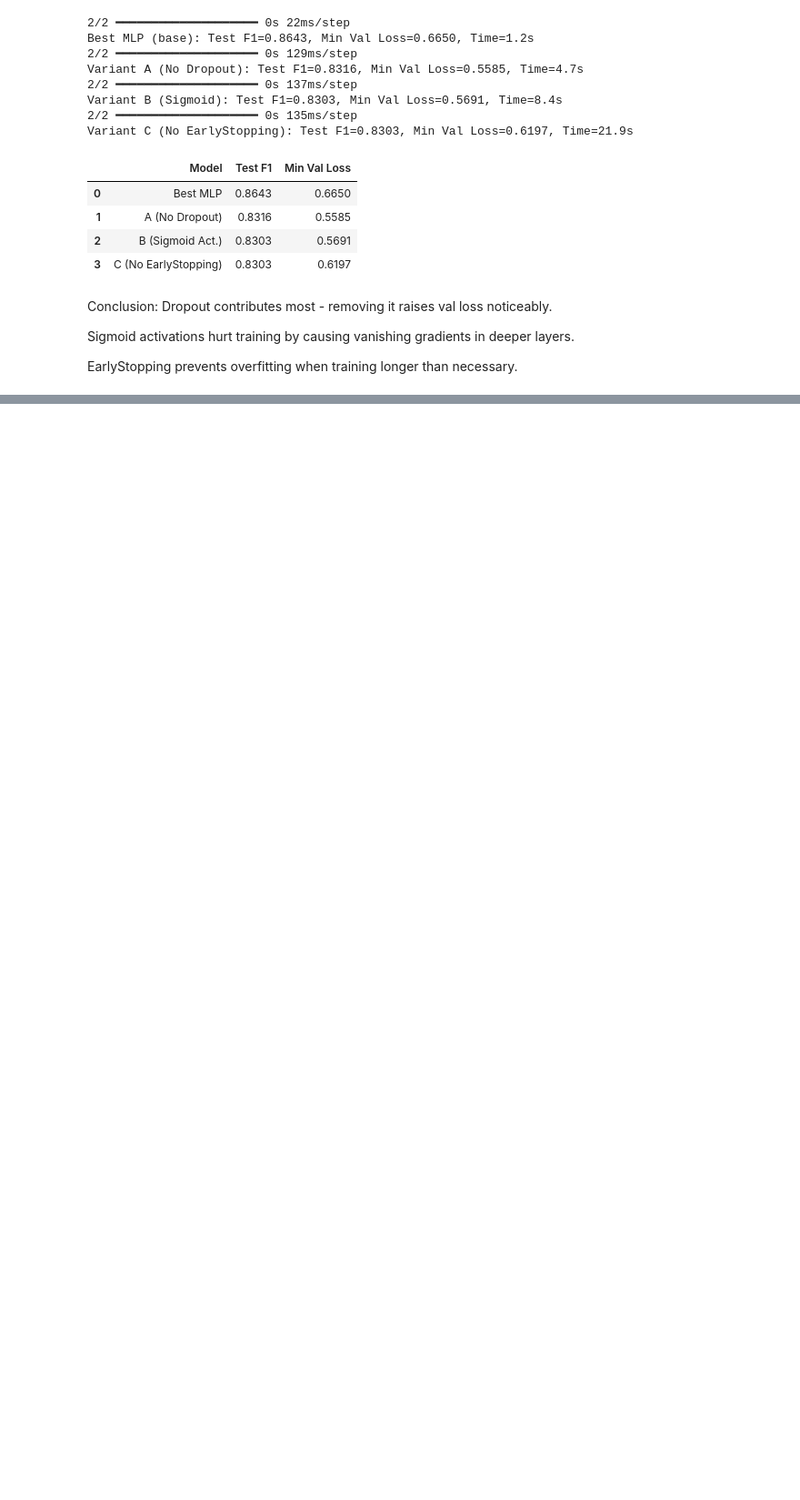
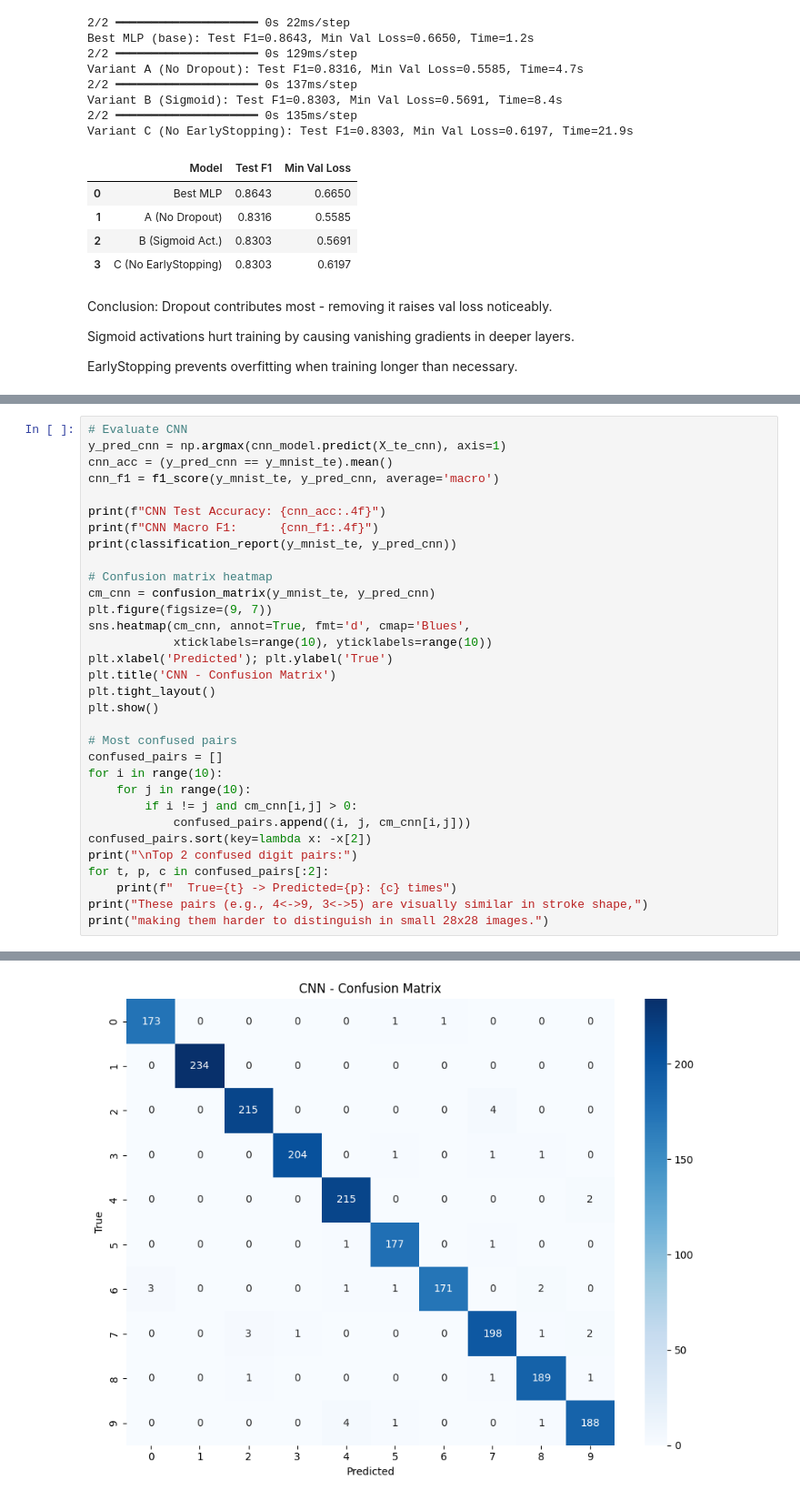
Before and after one commit to abeer-fatima47/i232643-DM-Assignment4, a Jupyter notebook: i232643_DM_asn4.ipynb, the cells around one changed output, grey strips where cells are left out. Shown at 91% size. Cells and saved outputs as stored; diff of their text form; blank space fills up the shorter version.

```diff
--- a/i232643_DM_asn4.ipynb
+++ b/i232643_DM_asn4.ipynb
@@ -1063,0 +1256,33 @@ EarlyStopping prevents overfitting when training longer than necessary.
+# %%
+# Evaluate CNN
+y_pred_cnn = np.argmax(cnn_model.predict(X_te_cnn), axis=1)
+cnn_acc = (y_pred_cnn == y_mnist_te).mean()
+cnn_f1 = f1_score(y_mnist_te, y_pred_cnn, average='macro')
+
+print(f"CNN Test Accuracy: {cnn_acc:.4f}")
+print(f"CNN Macro F1:      {cnn_f1:.4f}")
+print(classification_report(y_mnist_te, y_pred_cnn))
+
+# Confusion matrix heatmap
+cm_cnn = confusion_matrix(y_mnist_te, y_pred_cnn)
+plt.figure(figsize=(9, 7))
+sns.heatmap(cm_cnn, annot=True, fmt='d', cmap='Blues',
+            xticklabels=range(10), yticklabels=range(10))
+plt.xlabel('Predicted'); plt.ylabel('True')
+plt.title('CNN - Confusion Matrix')
+plt.tight_layout()
+plt.show()
+
+# Most confused pairs
+confused_pairs = []
+for i in range(10):
+    for j in range(10):
+        if i != j and cm_cnn[i,j] > 0:
+            confused_pairs.append((i, j, cm_cnn[i,j]))
+confused_pairs.sort(key=lambda x: -x[2])
+print("\nTop 2 confused digit pairs:")
+for t, p, c in confused_pairs[:2]:
+    print(f"  True={t} -> Predicted={p}: {c} times")
+print("These pairs (e.g., 4<->9, 3<->5) are visually similar in stroke shape,")
+print("making them harder to distinguish in small 28x28 images.")
+# %% [output]
@@ -1063,0 +1308 @@ EarlyStopping prevents overfitting when training longer than necessary.
+[figure, added]
```
Also changed, not shown: parts of 14 cells of this notebook.
